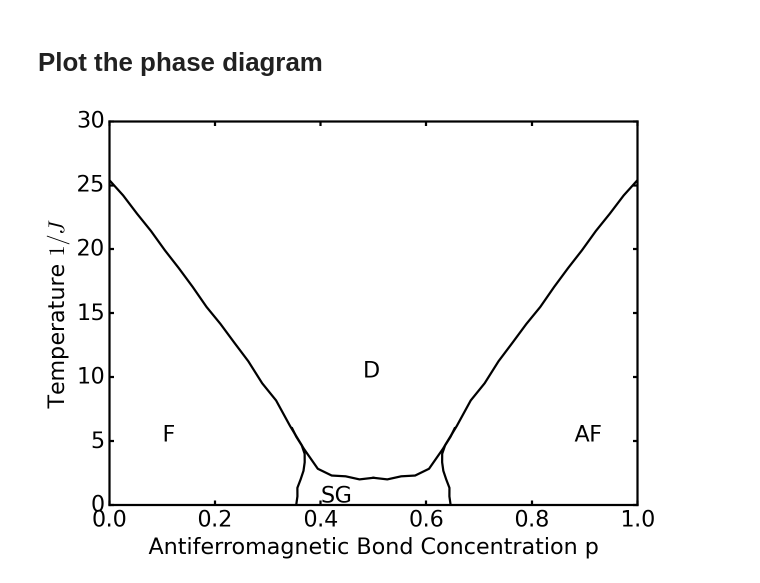
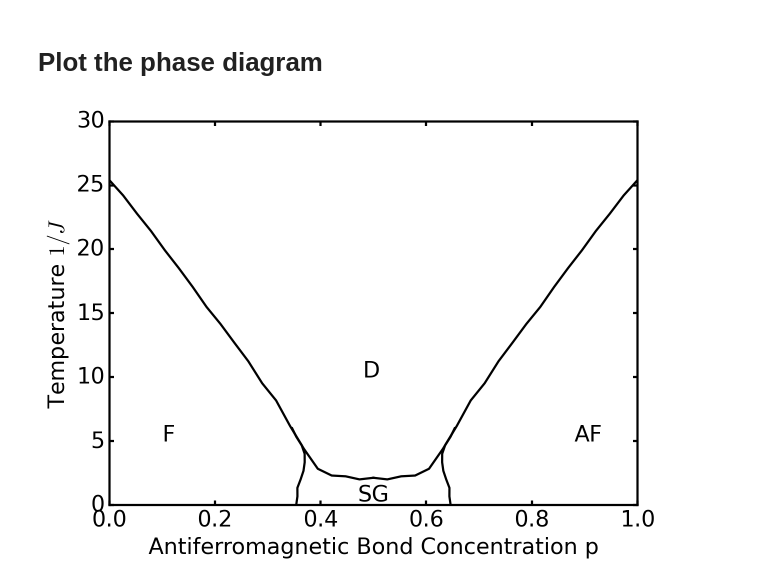
Before and after one commit to erbilcanartun/ising-spin-glass, a Jupyter notebook: bd.ipynb, the cells around one changed output. Cells and saved outputs as stored; diff of their text form; code cells hidden in the pictures.

```diff
--- a/bd.ipynb
+++ b/bd.ipynb
@@ -14,7 +13,7 @@ method = 'bd'
 ## Single search for a critical point
 # %%
 T = 30 # The system is certainly in disordered phase for T = 30
-p = 0.5
+p = 0.
 N =  500
 mp.mp.dps = 20 # Set the precision of mpmath to 20 decimal places
 critical_point(T, p, N, 0.001, "vertical", method)
@@ -142,31 +141,31 @@ vboundary = np.array(ferro_boundary)
 # %%
 plt.style.use('classic')
 fig = plt.figure(figsize=(8, 6))
 fig.set_facecolor('none')
 
 lw = 2
 fs = 20
 plt.rc('lines', linewidth=lw)
 plt.rc('axes', linewidth=lw)
 
 ax = plt.subplot(111)
 ax.plot(hboundary[:,0], hboundary[:,2], ls='-', c='k')
 ax.plot(hboundary[:,1], hboundary[:,2], ls='-', c='k')
 ax.plot(vboundary[:,0], vboundary[:,2], ls='-', c='k')
 ax.plot(vboundary[:,1], vboundary[:,2], ls='-', c='k')
 
 ax.axis([0, 1, 0, 30])
 ax.tick_params(axis="both", direction="in", left=True,
                width=lw, length=4, labelsize=fs)
 ax.set_xlabel("Antiferromagnetic Bond Concentration p", fontsize=fs)
 ax.set_ylabel("Temperature $1/J$", fontsize=fs)
 
 ax.text(0.48, 10, "D", fontsize=fs)
 ax.text(0.1, 5, "F", fontsize=fs)
 ax.text(0.88, 5, "AF", fontsize=fs)
-ax.text(0.4, 0.2, "SG", fontsize=fs)
+ax.text(0.47, 0.3, "SG", fontsize=fs)
 
 plt.tight_layout()
 plt.show()
 # %% [output]
-[figure, old version]
+[figure, new version]
```
Also changed, not shown: parts of 3 cells of this notebook, 1 other file.
